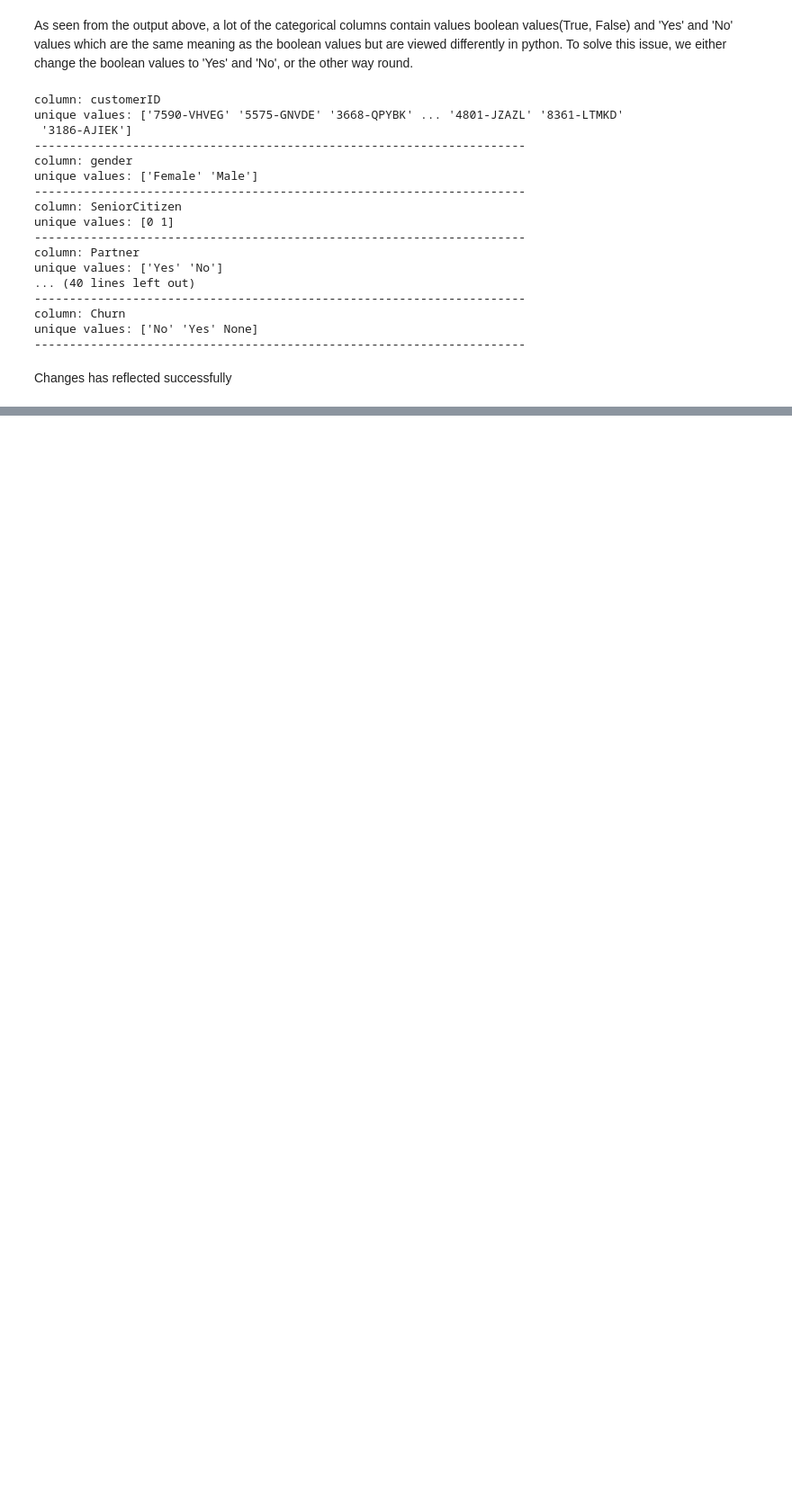
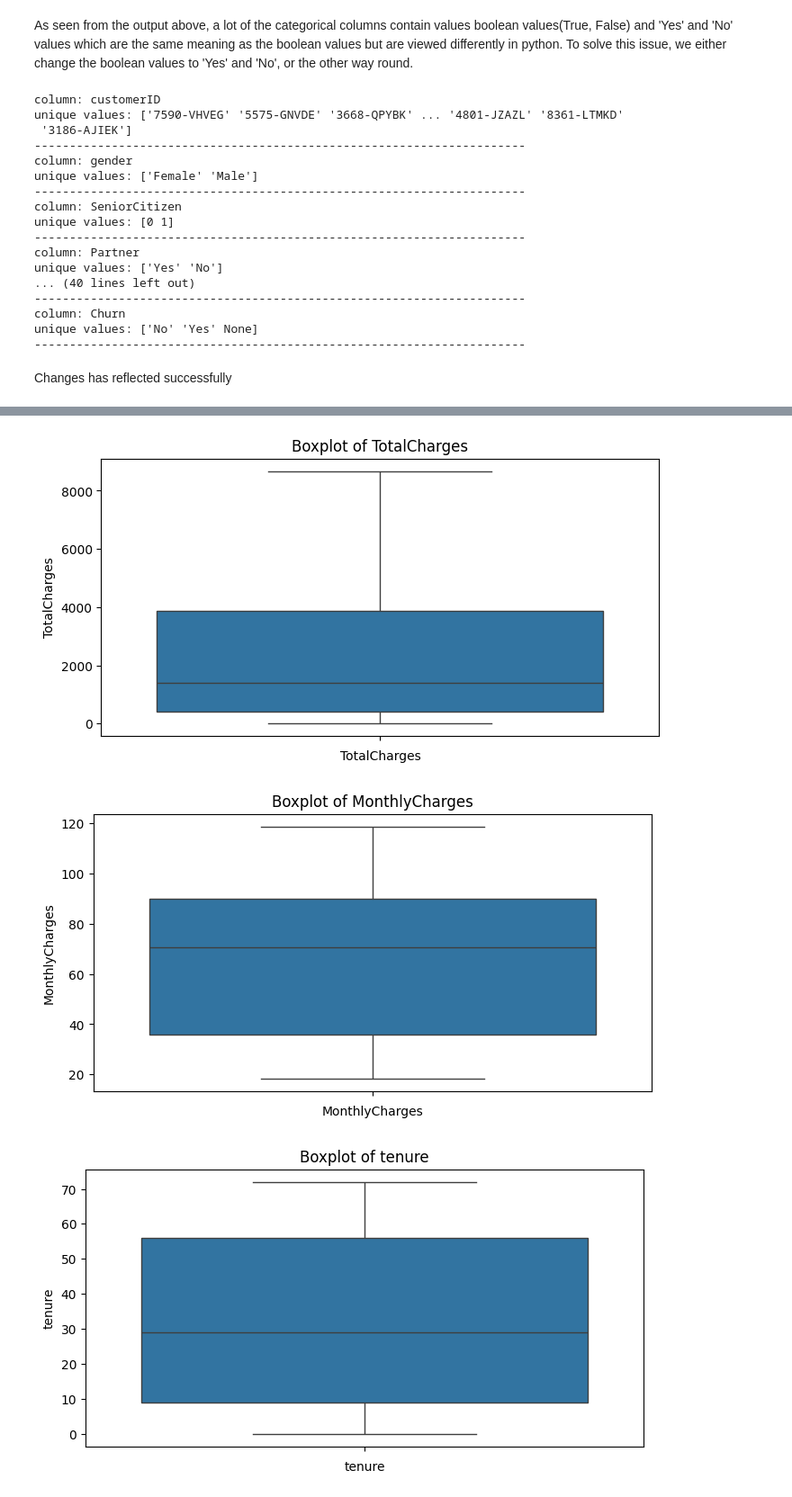
Before and after one commit to richmond-yeboah/Customer-Churn-Prediction, a Jupyter notebook: Notebooks/main.ipynb, the cells around one changed output, grey strips where cells are left out. Shown at 90% size. Cells and saved outputs as stored; diff of their text form; code cells hidden in the pictures; blank space fills up the shorter version.

```diff
--- a/Notebooks/main.ipynb
+++ b/Notebooks/main.ipynb
@@ -411,0 +423,13 @@ The ratio of non-churners to churners 73.5 : 26.5
+# %%
+# boxplot of the Numerical columns
+# Iterate through each numerical column and plot a boxplot
+for column in ['TotalCharges', 'MonthlyCharges', 'tenure']:
+    plt.figure(figsize=(8,4))
+    sns.boxplot(df_train[column].dropna())
+    plt.title(f'Boxplot of {column}')
+    plt.xlabel(column)
+    plt.show()
+# %% [output]
+[figure, added]
+[figure, added]
+[figure, added]
```
Also changed, not shown: parts of 41 cells of this notebook.
